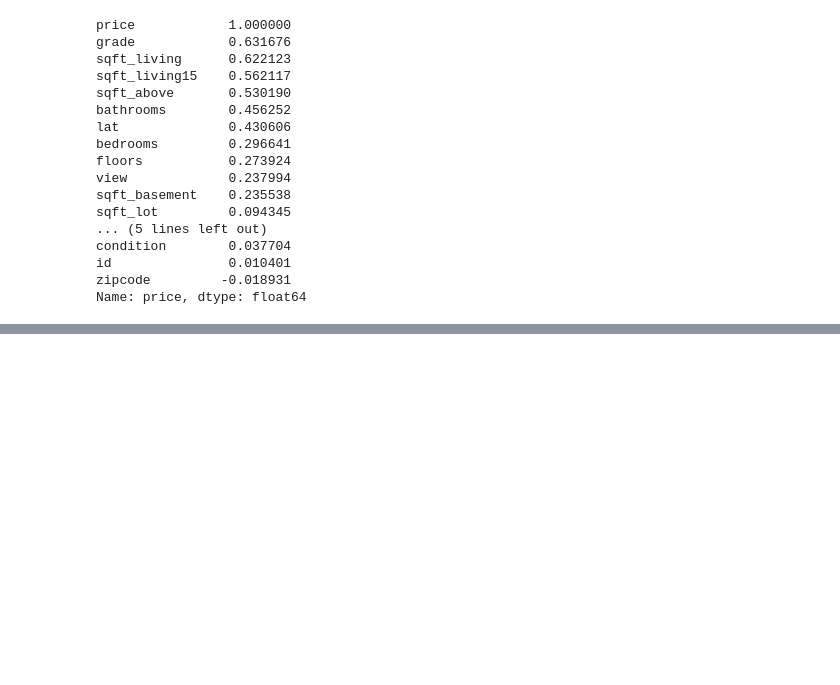
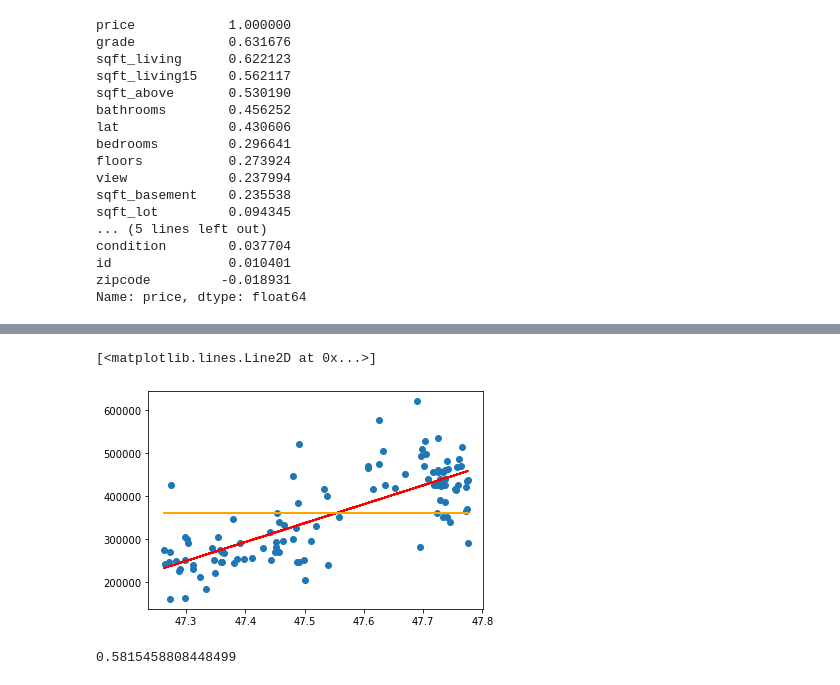
Before and after one commit to Henrique-Sousa/house-rocket, a Jupyter notebook: house-rocket.ipynb, the cells around one changed output, grey strips where cells are left out. Saved outputs shown, nothing was run; the diff lists cells and outputs as text; code cells hidden in the pictures; blank space fills up the shorter version.

```diff
--- a/house-rocket.ipynb
+++ b/house-rocket.ipynb
@@ -365,0 +366,17 @@ fit_line(control2, 'lat')
+# %%
+dataset = control2
+column = 'lat'
+X_train, X_test, y_train, y_test = train_test_split(dataset[column], dataset['price'], test_size=0.2)
+X_train = pd.DataFrame(X_train)
+reg = LinearRegression().fit(X_train, y_train)
+model_line = (X_train * reg.coef_) + reg.intercept_
+
+price_mean = control2['price'].mean()
+price_mean_line = np.ndarray(X_train.shape[0])
+price_mean_line.fill(control2['price'].mean())
+plt.scatter(X_train, y_train)
+plt.plot(X_train, model_line, color='red')
+plt.plot(X_train, price_mean_line, color='orange')
+# %% [output]
+[<matplotlib.lines.Line2D at 0x...>]
+[figure, added]
@@ -366,3 +389,7 @@ fit_line(control2, 'lat')
+# %%
+r_squared(X_train, y_train, reg)
+# %% [output]
+0.5815458808448499
 # %%
 def fit_lines(dataset):
     fig, axs = plt.subplots(3, 4, figsize=(15,10))
```
Also changed, not shown: parts of 4 cells of this notebook.
